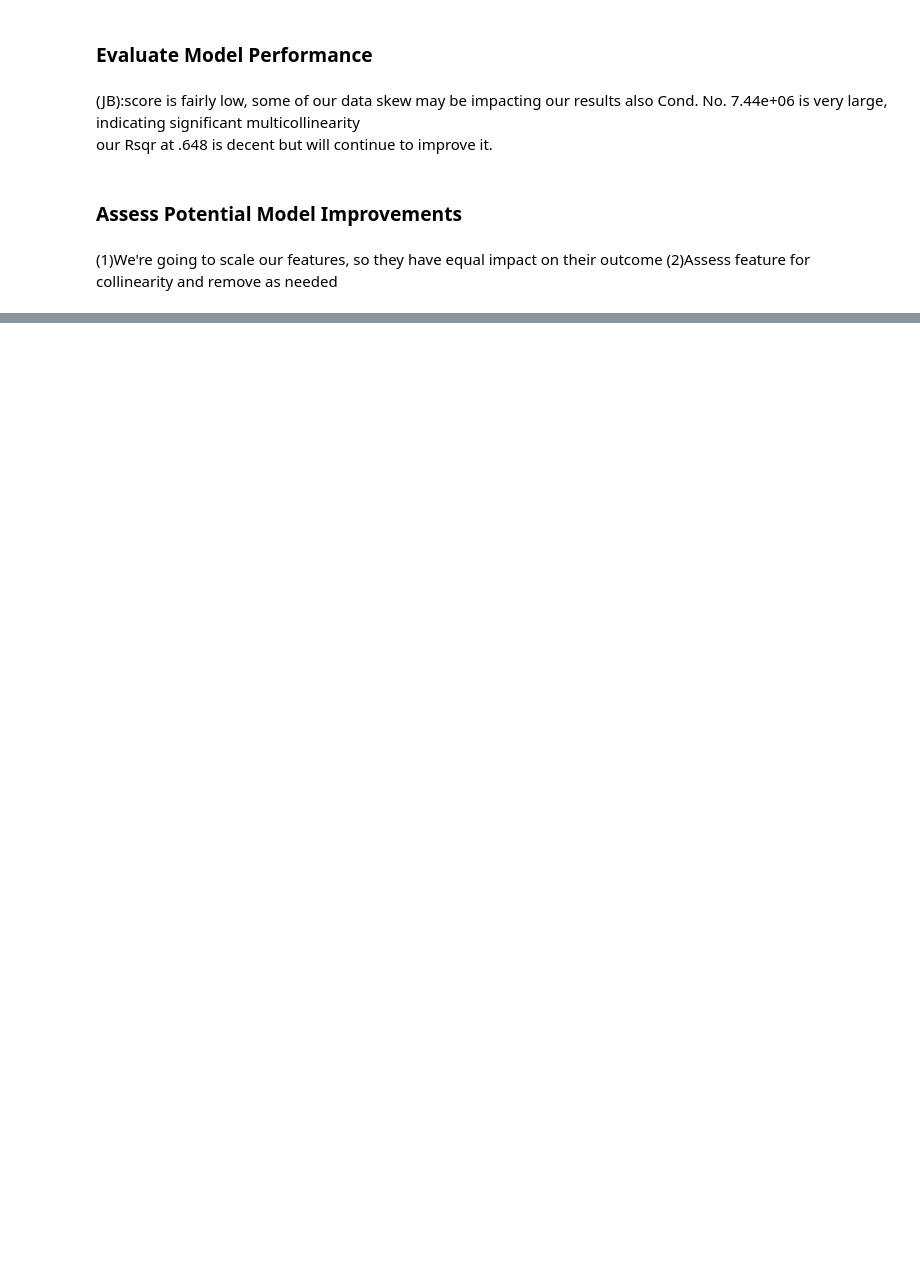
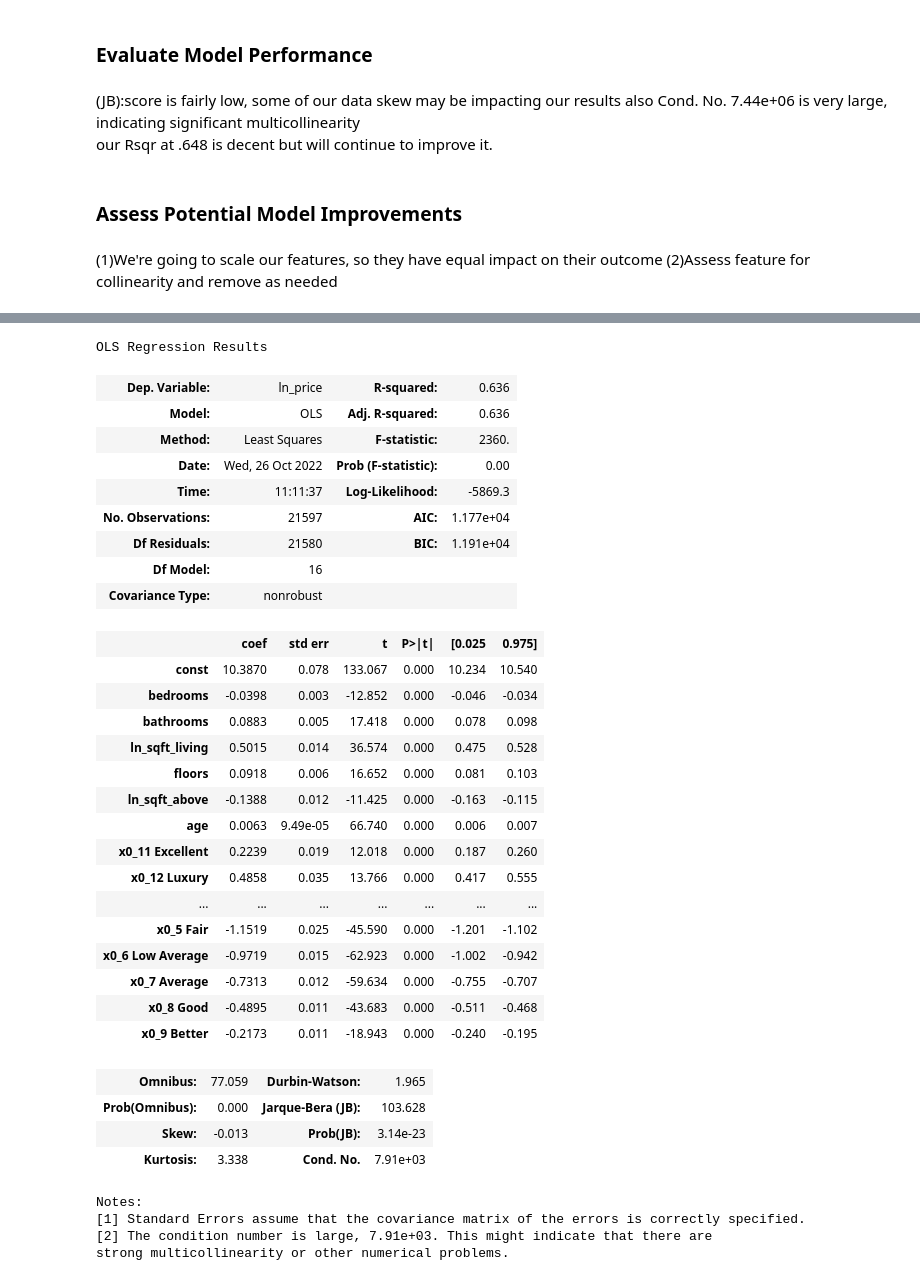
Before and after one commit to dermothethird/King_County_Housing_Project, a Jupyter notebook: Final Model Construction.ipynb, the cells around one changed output, grey strips where cells are left out. Saved outputs shown, nothing was run; the diff lists cells and outputs as text; code cells hidden in the pictures; blank space fills up the shorter version.

```diff
--- a/Final Model Construction.ipynb
+++ b/Final Model Construction.ipynb
@@ -85,0 +177,41 @@ num_scaled = ss.transform(numeric)
+# %%
+all_predictors_4 = all_predictors_3.drop(labels=['sqft_lot','renovated'], axis=1)
+
+#run 4th model
+
+construct_model(all_predictors_4)
+# %% [output]
+OLS Regression Results
+| Dep. Variable: | ln_price | R-squared: | 0.636 |
+| Model: | OLS | Adj. R-squared: | 0.636 |
+| Method: | Least Squares | F-statistic: | 2360. |
+| Date: | Wed, 26 Oct 2022 | Prob (F-statistic): | 0.00 |
+| Time: | 11:11:37 | Log-Likelihood: | -5869.3 |
+| No. Observations: | 21597 | AIC: | 1.177e+04 |
+| Df Residuals: | 21580 | BIC: | 1.191e+04 |
+| Df Model: | 16 |  |  |
+| Covariance Type: | nonrobust |  |  |
+|  | coef | std err | t | P>|t| | [0.025 | 0.975] |
+| const | 10.3870 | 0.078 | 133.067 | 0.000 | 10.234 | 10.540 |
+| bedrooms | -0.0398 | 0.003 | -12.852 | 0.000 | -0.046 | -0.034 |
+| bathrooms | 0.0883 | 0.005 | 17.418 | 0.000 | 0.078 | 0.098 |
+| ln_sqft_living | 0.5015 | 0.014 | 36.574 | 0.000 | 0.475 | 0.528 |
+| floors | 0.0918 | 0.006 | 16.652 | 0.000 | 0.081 | 0.103 |
+| ln_sqft_above | -0.1388 | 0.012 | -11.425 | 0.000 | -0.163 | -0.115 |
+| age | 0.0063 | 9.49e-05 | 66.740 | 0.000 | 0.006 | 0.007 |
+| x0_11 Excellent | 0.2239 | 0.019 | 12.018 | 0.000 | 0.187 | 0.260 |
+| x0_12 Luxury | 0.4858 | 0.035 | 13.766 | 0.000 | 0.417 | 0.555 |
+| ... | ... | ... | ... | ... | ... | ... |
+| x0_5 Fair | -1.1519 | 0.025 | -45.590 | 0.000 | -1.201 | -1.102 |
+| x0_6 Low Average | -0.9719 | 0.015 | -62.923 | 0.000 | -1.002 | -0.942 |
+| x0_7 Average | -0.7313 | 0.012 | -59.634 | 0.000 | -0.755 | -0.707 |
+| x0_8 Good | -0.4895 | 0.011 | -43.683 | 0.000 | -0.511 | -0.468 |
+| x0_9 Better | -0.2173 | 0.011 | -18.943 | 0.000 | -0.240 | -0.195 |
+| Omnibus: | 77.059 | Durbin-Watson: | 1.965 |
+| Prob(Omnibus): | 0.000 | Jarque-Bera (JB): | 103.628 |
+| Skew: | -0.013 | Prob(JB): | 3.14e-23 |
+| Kurtosis: | 3.338 | Cond. No. | 7.91e+03 |
+Notes:
+[1] Standard Errors assume that the covariance matrix of the errors is correctly specified.
+[2] The condition number is large, 7.91e+03. This might indicate that there are
+strong multicollinearity or other numerical problems.
```
Also changed, not shown: parts of 9 cells of this notebook, 1 other file.
